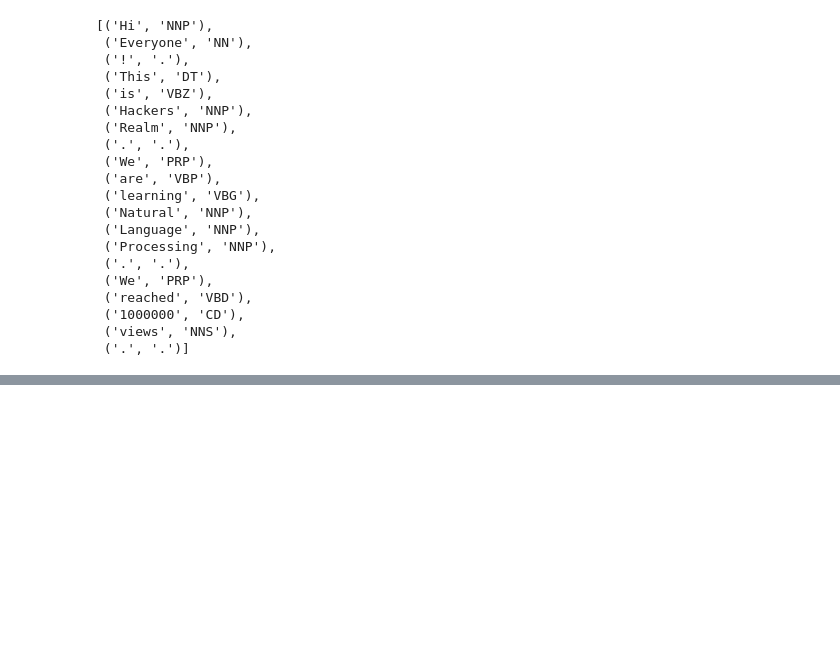
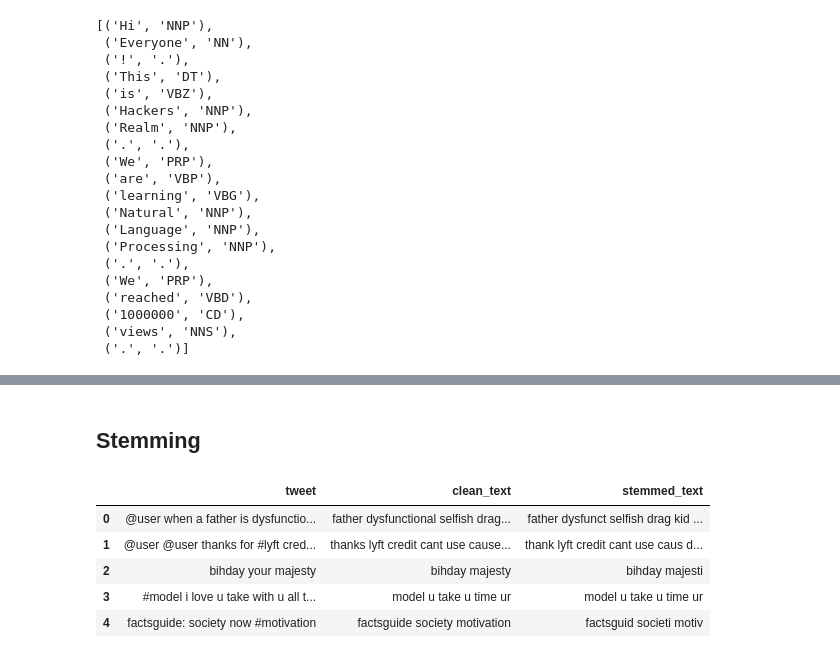
Before and after one commit to aswintechguy/Data-Science-Concepts, a Jupyter notebook: NLP/Natural Language Processing(NLP) Concepts - Hackers Realm.ipynb, the cells around one changed output, grey strips where cells are left out. Cells and saved outputs as stored; diff of their text form; code cells hidden in the pictures; blank space fills up the shorter version.

```diff
--- a/NLP/Natural Language Processing(NLP) Concepts - Hackers Realm.ipynb
+++ b/NLP/Natural Language Processing(NLP) Concepts - Hackers Realm.ipynb
@@ -167,0 +290,3 @@ pos_tag(word_tokens)
+# %%
+df['clean_text'] = df['clean_text'].apply(lambda x: remove_rare_words(x))
+df.head()
@@ -167,0 +302,6 @@ pos_tag(word_tokens)
+# %%
+import re
+def remove_spl_chars(text):
+    text = re.sub('[^a-zA-Z0-9]', ' ', text)
+    text = re.sub('\s+', ' ', text)
+    return text
@@ -167,0 +318,2 @@ pos_tag(word_tokens)
+# %% [markdown]
+## Stemming
@@ -167,0 +325,10 @@ pos_tag(word_tokens)
+# %%
+df['stemmed_text'] = df['clean_text'].apply(lambda x: stem_words(x))
+df.head()
+# %% [output]
+|  | tweet | clean_text | stemmed_text |
+| 0 | @user when a father is dysfunctio... | father dysfunctional selfish drag... | father dysfunct selfish drag kid ... |
+| 1 | @user @user thanks for #lyft cred... | thanks lyft credit cant use cause... | thank lyft credit cant use caus d... |
+| 2 | bihday your majesty | bihday majesty | bihday majesti |
+| 3 | #model i love u take with u all t... | model u take u time ur | model u take u time ur |
+| 4 | factsguide: society now #motivation | factsguide society motivation | factsguid societi motiv |
```
Also changed, not shown: parts of 86 cells of this notebook, 2 other files.
